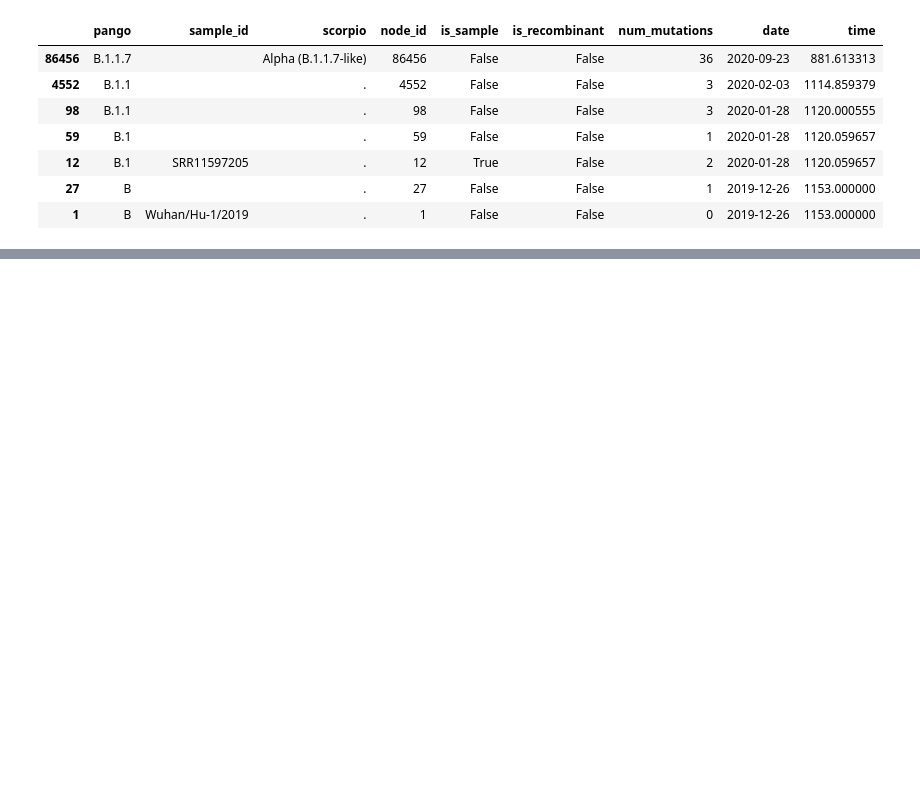
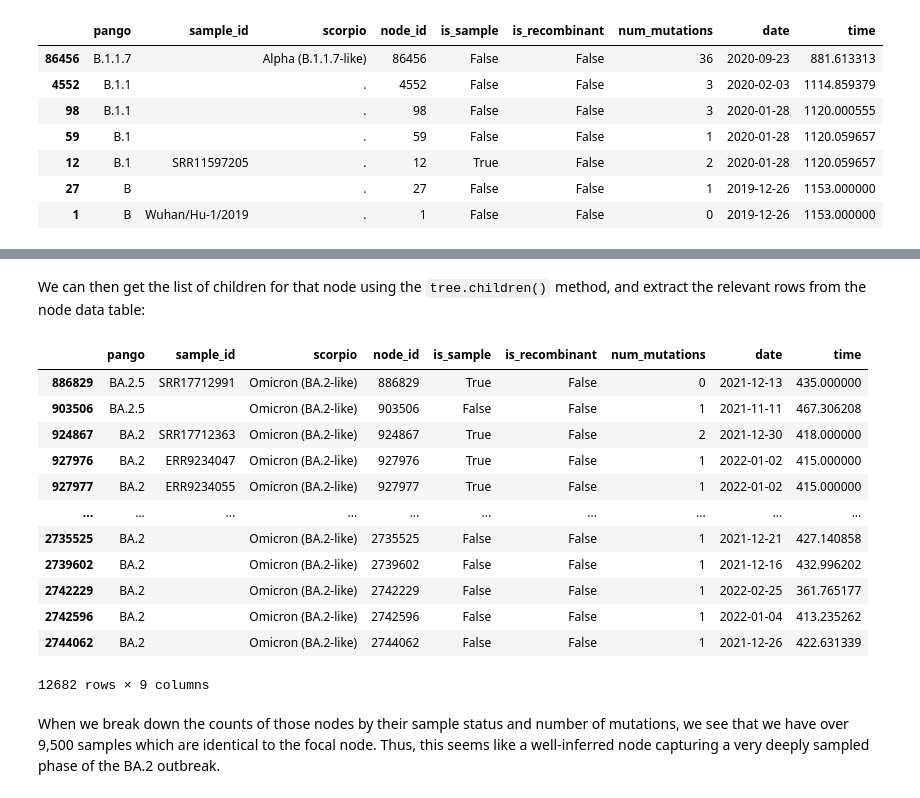
Before and after one commit to jeromekelleher/sc2ts-paper, a Jupyter notebook: notebooks/example_arg_analysis.ipynb, the cells around one changed output, grey strips where cells are left out. Drawn from its saved outputs; the diff is of its cells as text; code cells hidden in the pictures; blank space fills up the shorter version.

```diff
--- a/notebooks/example_arg_analysis.ipynb
+++ b/notebooks/example_arg_analysis.ipynb
@@ -330,0 +391,21 @@ Structuring algorithms like this in terms of the underlying Numpy arrays allows
+# %% [markdown]
+We can then get the list of children for that node using the ``tree.children()`` method, and extract the relevant rows from the node data table:
+# %%
+df_children = dfn.loc[list(tree.children(u))]
+df_children
+# %% [output]
+|  | pango | sample_id | scorpio | node_id | is_sample | is_recombinant | num_mutations | date | time |
+| 886829 | BA.2.5 | SRR17712991 | Omicron (BA.2-like) | 886829 | True | False | 0 | 2021-12-13 | 435.000000 |
+| 903506 | BA.2.5 |  | Omicron (BA.2-like) | 903506 | False | False | 1 | 2021-11-11 | 467.306208 |
+| 924867 | BA.2 | SRR17712363 | Omicron (BA.2-like) | 924867 | True | False | 2 | 2021-12-30 | 418.000000 |
+| 927976 | BA.2 | ERR9234047 | Omicron (BA.2-like) | 927976 | True | False | 1 | 2022-01-02 | 415.000000 |
+| 927977 | BA.2 | ERR9234055 | Omicron (BA.2-like) | 927977 | True | False | 1 | 2022-01-02 | 415.000000 |
+| ... | ... | ... | ... | ... | ... | ... | ... | ... | ... |
+| 2735525 | BA.2 |  | Omicron (BA.2-like) | 2735525 | False | False | 1 | 2021-12-21 | 427.140858 |
+| 2739602 | BA.2 |  | Omicron (BA.2-like) | 2739602 | False | False | 1 | 2021-12-16 | 432.996202 |
+| 2742229 | BA.2 |  | Omicron (BA.2-like) | 2742229 | False | False | 1 | 2022-02-25 | 361.765177 |
+| 2742596 | BA.2 |  | Omicron (BA.2-like) | 2742596 | False | False | 1 | 2022-01-04 | 413.235262 |
+| 2744062 | BA.2 |  | Omicron (BA.2-like) | 2744062 | False | False | 1 | 2021-12-26 | 422.631339 |
+12682 rows × 9 columns
+# %% [markdown]
+When we break down the counts of those nodes by their sample status and number of mutations, we see that we have over 9,500 samples which are identical to the focal node. Thus, this seems like a well-inferred node capturing a very deeply sampled phase of the BA.2 outbreak.
```
Also changed, not shown: parts of 21 cells of this notebook.
